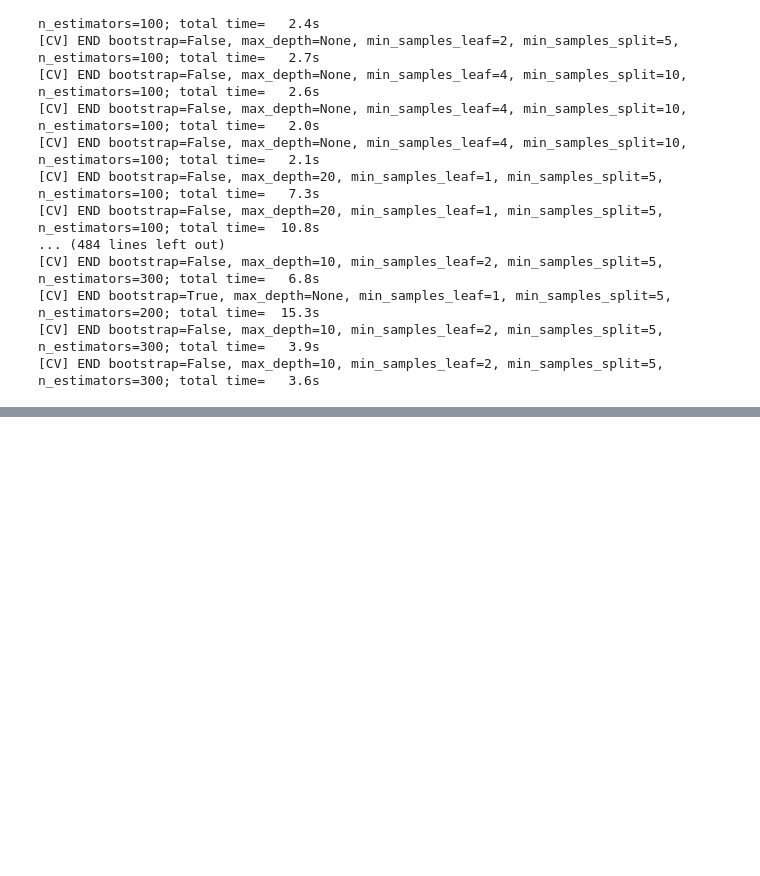
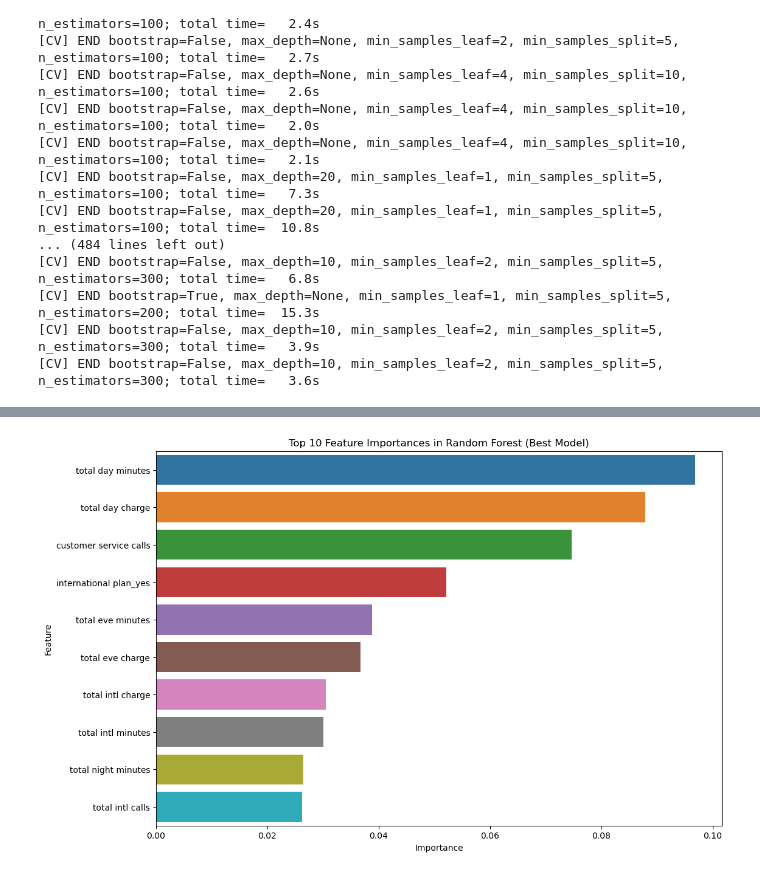
Before and after one commit to celinechege/churn_analysis, a Jupyter notebook: data_analysis/churn_data.ipynb, the cells around one changed output, grey strips where cells are left out. Saved outputs shown, nothing was run; the diff lists cells and outputs as text; code cells hidden in the pictures; blank space fills up the shorter version.

Commit message:
modeling and evaluation

```diff
--- a/data_analysis/churn_data.ipynb
+++ b/data_analysis/churn_data.ipynb
@@ -1091,6 +1091,11 @@ plt.show()
 [figure]
 # %% [markdown]
 ### 5.4 Random forest
+# %%
+from sklearn.ensemble import RandomForestClassifier
+
+# Initialize the Random Forest model
+rf = RandomForestClassifier(random_state=42)
 # %%
 from sklearn.model_selection import RandomizedSearchCV
 
@@ -1150,3 +1155,18 @@ Fitting 5 folds for each of 100 candidates, totalling 500 fits
 [CV] END bootstrap=True, max_depth=None, min_samples_leaf=1, min_samples_split=5, n_estimators=200; total time=  15.3s
 [CV] END bootstrap=False, max_depth=10, min_samples_leaf=2, min_samples_split=5, n_estimators=300; total time=   3.9s
 [CV] END bootstrap=False, max_depth=10, min_samples_leaf=2, min_samples_split=5, n_estimators=300; total time=   3.6s
+# %%
+from sklearn.metrics import roc_auc_score
+
+# Instantiate a Random Forest model with the best parameters
+rf_best = RandomForestClassifier(**best_params_random, random_state=42)
+
+# Train the Random Forest model with the best parameters
+rf_best.fit(X_train_scaled, y_train)
+
+# Predict probabilities on the testing set
+y_pred_proba_rf_best = rf_best.predict_proba(X_test_scaled)[:, 1]
+
+# Calculate ROC-AUC score
+roc_auc_best = roc_auc_score(y_test, y_pred_proba_rf_best)
+print("Best ROC-AUC Score:", roc_auc_best)
@@ -1152,0 +1211,22 @@ Fitting 5 folds for each of 100 candidates, totalling 500 fits
+# %%
+# Get the feature names from the columns of the feature matrix X
+features = X.columns
+
+# Feature importance
+feature_importances_best = rf_best.feature_importances_
+
+# Create DataFrame to store feature names and their importance
+importances_df_best = pd.DataFrame({'Feature': features, 'Importance': feature_importances_best})
+
+# Sort DataFrame by importance values
+importances_df_best = importances_df_best.sort_values(by='Importance', ascending=False)
+
+# Plot the top 10 most important features
+plt.figure(figsize=(12, 8))
+sns.barplot(x='Importance', y='Feature', data=importances_df_best.head(10))
+plt.title('Top 10 Feature Importances in Random Forest (Best Model)')
+plt.xlabel('Importance')
+plt.ylabel('Feature')
+plt.show()
+# %% [output]
+[figure, added]
```
Also changed, not shown: parts of 2 cells of this notebook.
